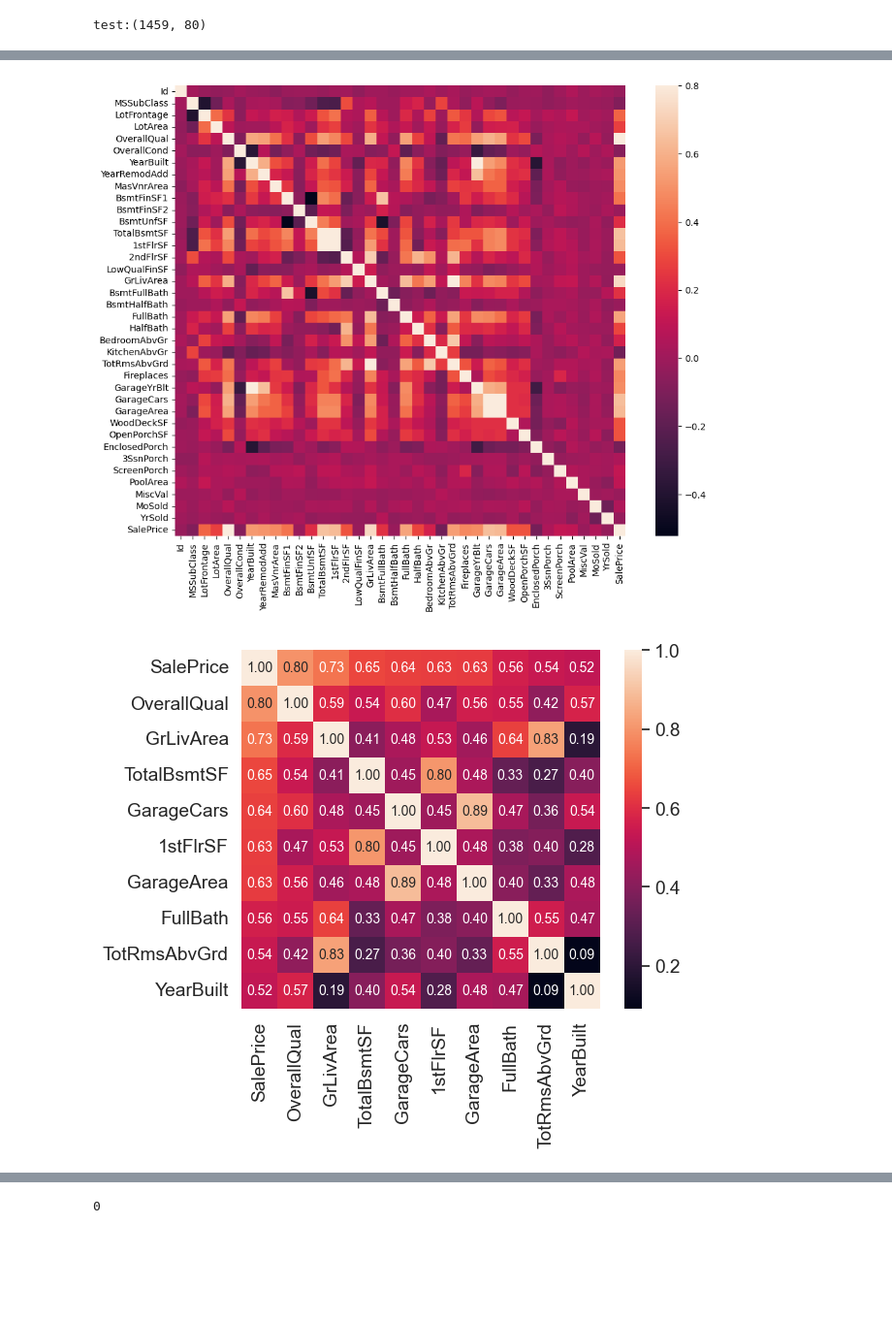
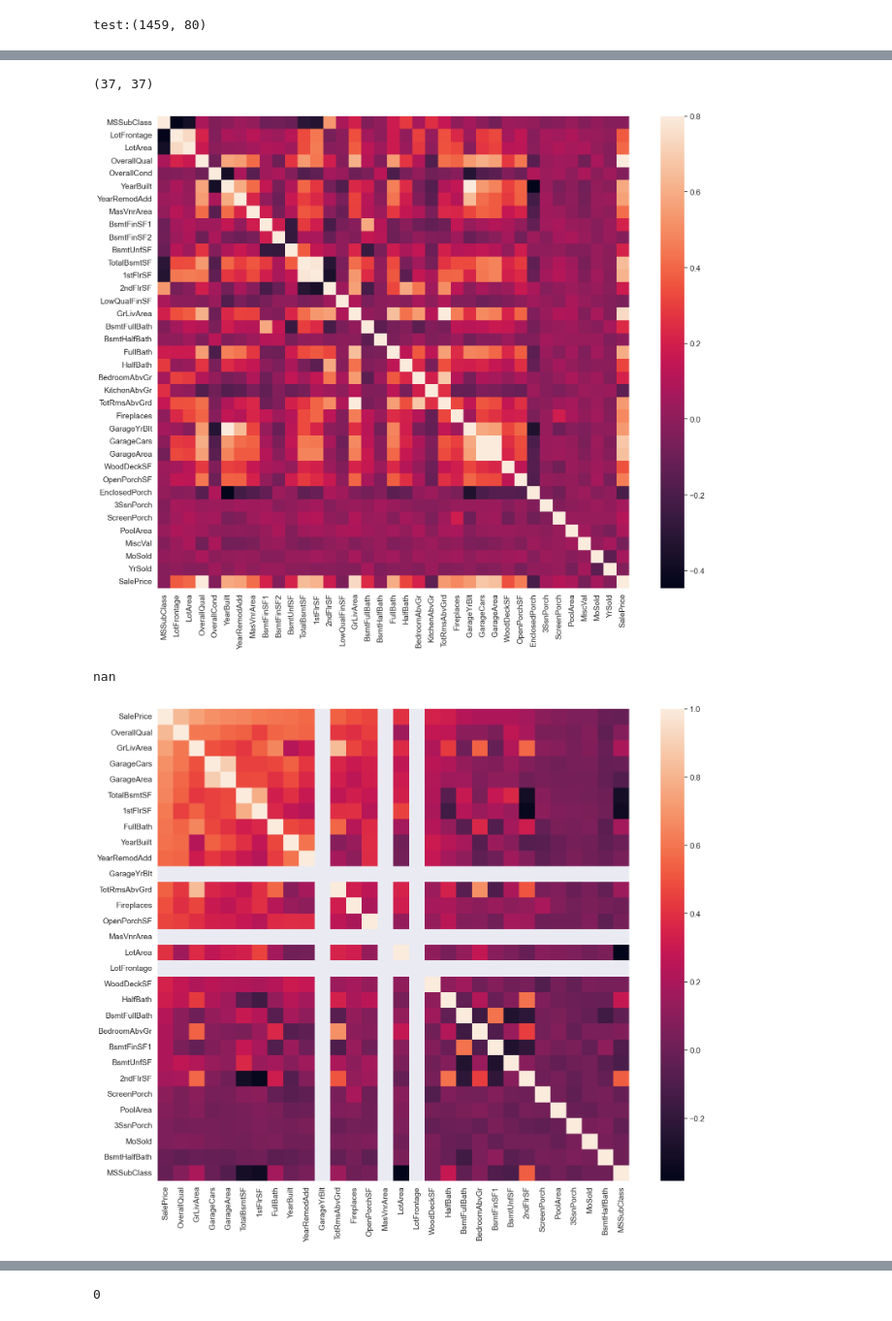
Before and after one commit to xiaosuhu/HousePriceEx, a Jupyter notebook: OLS.ipynb, the cells around one changed output, grey strips where cells are left out. Shown: that part at 97% size. Drawn from its saved outputs; the diff is of its cells as text; code cells hidden in the pictures; blank space fills up the shorter version.

```diff
--- a/OLS.ipynb
+++ b/OLS.ipynb
@@ -29,3 +29,12 @@ test = pd.read_csv("./Data/test.csv")
 print("test:" + str(test.shape))
 # %% [output]
 test:(1459, 80)
+# %%
+# Find data that is quantitative or qualitative
+quantitative = [f for f in train.columns if train.dtypes[f] != 'object']
+quantitative.remove('SalePrice')
+quantitative.remove('Id')
+qualitative = [f for f in train.columns if train.dtypes[f] == 'object']
+
+print(len(quantitative))
+print(len(qualitative))
@@ -63 +92,11 @@ plt.show()
+# %%
+all_data = pd.concat((train.loc[:,'MSSubClass':'SaleCondition'],
+                      test.loc[:,'MSSubClass':'SaleCondition']))
+# %%
+# normalize quantitative variables
+skewedset = all_data[quantitative].apply(lambda x: skew(x.dropna()))
+skewedset = skewedset[skewedset > .75]
+skewedset = skewedset.index
+
+all_data[skewedset] = np.log1p(all_data[skewedset])
 # %%
@@ -77,0 +108,8 @@ data.plot.scatter(x='TotalBsmtSF', y='SalePrice', ylim=(0,800000));
+# %%
+X_train = all_data[:train.shape[0]]
+X_test = all_data[train.shape[0]:]
+y = train.SalePrice
+
+train=pd.concat([X_train,y],axis=1)
+
+train.shape
@@ -78,20 +118,22 @@ data.plot.scatter(x='TotalBsmtSF', y='SalePrice', ylim=(0,800000));
 # %%
 #correlation matrix
 corrmat = train.corr()
-f, ax = plt.subplots(figsize=(12, 9))
-sns.heatmap(corrmat, vmax=.8, square=True);
+f, ax = plt.subplots(figsize=(20, 15))
+sns.heatmap(corrmat, vmax=.8, square=True)
 # %% [output]
+(37, 37)
-[figure, old version]
+[figure, new version]
 # %%
 #saleprice correlation matrix
-k = 10 #number of variables for heatmap
+k = 30 #number of variables for heatmap
 cols = corrmat.nlargest(k, 'SalePrice')['SalePrice'].index
 cm = np.corrcoef(train[cols].values.T)
 sns.set(font_scale=1.25)
-hm = sns.heatmap(cm, cbar=True, annot=True, square=True, fmt='.2f', annot_kws={'size': 10}, yticklabels=cols.values, xticklabels=cols.values)
-plt.show()
+f, ax = plt.subplots(figsize=(20, 15))
+hm = sns.heatmap(cm, cbar=True, square=True, fmt='.2f', annot_kws={'size': 10}, yticklabels=cols.values, xticklabels=cols.values)
 # %% [output]
+nan
-[figure, old version]
+[figure, new version]
 # %%
 # Missing Data
 total = train.isnull().sum().sort_values(ascending=False)
```
Also changed, not shown: parts of 20 cells of this notebook, 4 other files.
